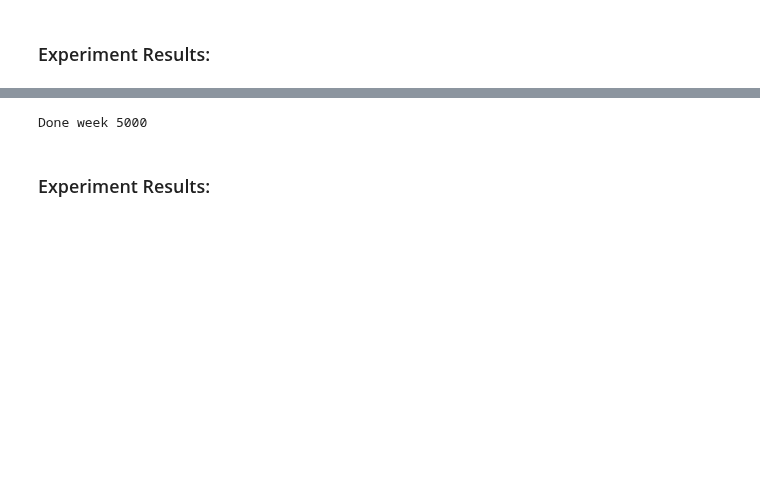
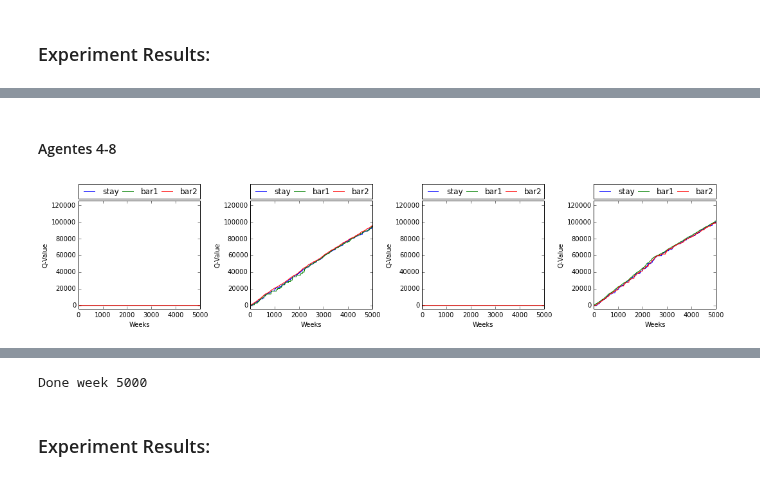
Before and after one commit to hoarf/el_farol_multibar, a Jupyter notebook: wlu.ipynb, the cells around one changed output, grey strips where cells are left out. Saved outputs shown, nothing was run; the diff lists cells and outputs as text; code cells hidden in the pictures; blank space fills up the shorter version.

```diff
--- a/wlu.ipynb
+++ b/wlu.ipynb
@@ -269,0 +285,6 @@ plot_world_utilities(nr_weeks, world_utilities)
+# %% [markdown]
+#### Agentes 4-8
+# %%
+plot_q_values(agent_q_values[4:8], ylim=125000)
+# %% [output]
+[figure, added]
```
Also changed, not shown: parts of 38 cells of this notebook.
